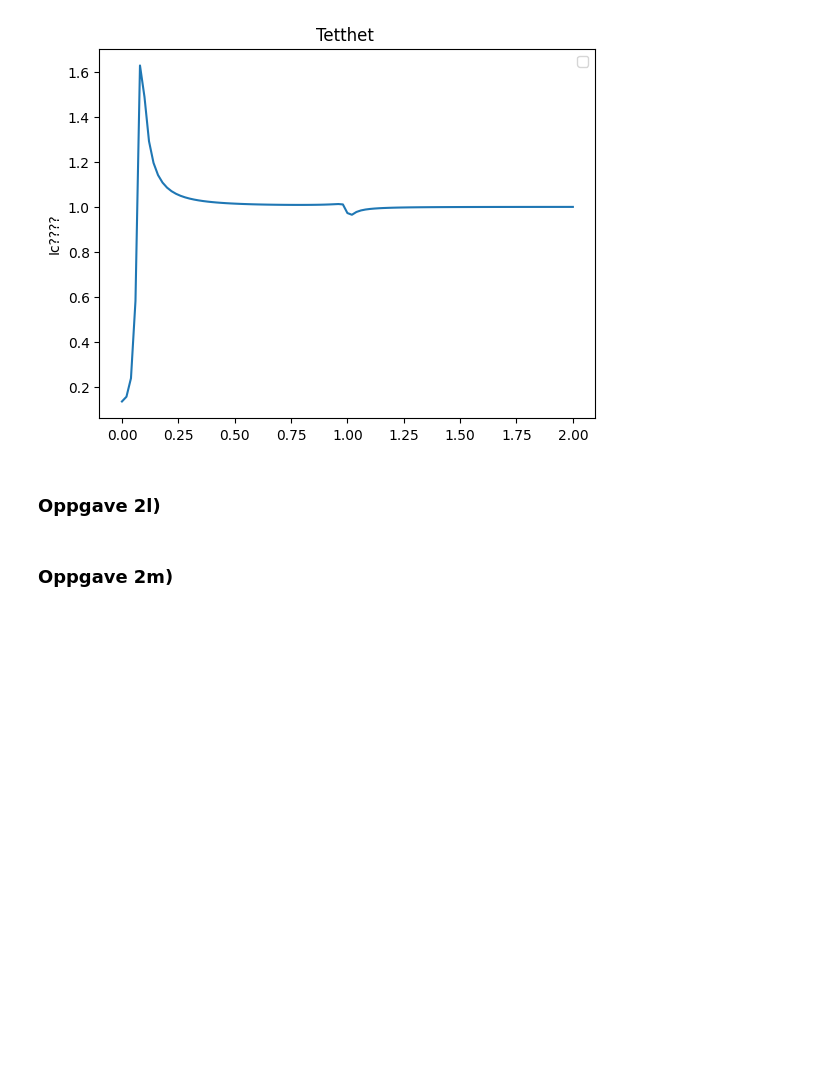
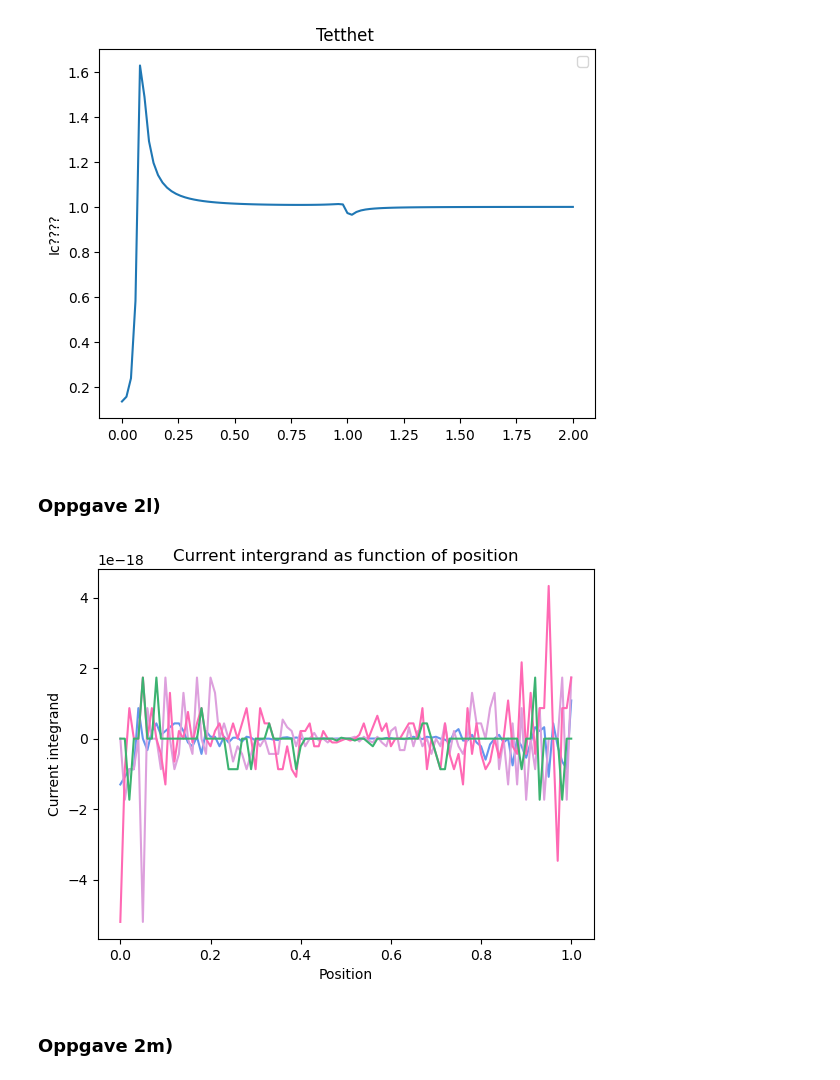
Before and after one commit to cfure3-svg/prosjekt3, a Jupyter notebook: prosjekt3_1504.ipynb, the cells around one changed output. Saved outputs shown, nothing was run; the diff lists cells and outputs as text; code cells hidden in the pictures; blank space fills up the shorter version.

Commit message:
Oppgave 2h - tror riktig

```diff
--- a/prosjekt3_1504.ipynb
+++ b/prosjekt3_1504.ipynb
@@ -731,6 +731,63 @@ for l in l_values:
 [figure]
 # %% [markdown]
 ### Oppgave 2l)
+# %%
+def calculate_intergrand():
+
+    #litt mer usikker på denne delen
+
+    sol = solve_bvp(function_to_solve, bc_superleder, x, y)
+    solution = sol.sol(x)
+
+    results = [vector_to_matrices(solution[:,i]) for i in range(len(x))]
+
+    current_list = []
+
+
+    for i in range(len(results)):
+
+        gamma, gamma_tilde, omega, omega_tilde = results[i]
+
+        N_tilde = np.linalg.inv((np.identity(2)- gamma_tilde@gamma))
+        N = np.linalg.inv((np.identity(2)- gamma@gamma_tilde))
+
+
+        # riktig skrevet av fra oppgaven:
+        green_function = np.block([
+            [2*N - np.identity(2),        2*N @ gamma],
+            [-2*N_tilde @ gamma_tilde,   -2*N_tilde + np.identity(2)]])
+
+        d_N_dx = N @ (omega @ gamma_tilde + gamma @ omega_tilde)@ N
+
+        d_N_tilde_dx = N_tilde @ (omega_tilde @ gamma + gamma_tilde @ omega_tilde) @ N_tilde
+
+        d_green_dx = np.block([
+        [d_N_dx, N@ omega + (d_N_dx)@ gamma],
+        [-N_tilde @ omega_tilde - (d_N_tilde_dx @ omega_tilde), - d_N_tilde_dx]])
+
+        current = np.real(np.trace(green_function @ d_green_dx - d_green_dx @ green_function))
+        current_list.append(current)
+
+    return current_list
+
+
+
+
+l = 1
+
+epsilon = [2,1.5,0.5,0]
+color_list = ["cornflowerblue", "plum", "hotpink", "mediumseagreen"]
+
+for index, e in enumerate(epsilon):
+    current_list = calculate_intergrand()
+    plt.plot(x, current_list, color = color_list[index])
+    plt.ylabel("Current integrand")
+    plt.xlabel("Position")
+    plt.title("Current intergrand as function of position")
+
+plt.show()
+# %% [output]
+[figure, added]
 # %% [markdown]
 ### Oppgave 2m)
 # %% [markdown]
```
Also changed, not shown: parts of 2 cells of this notebook.
